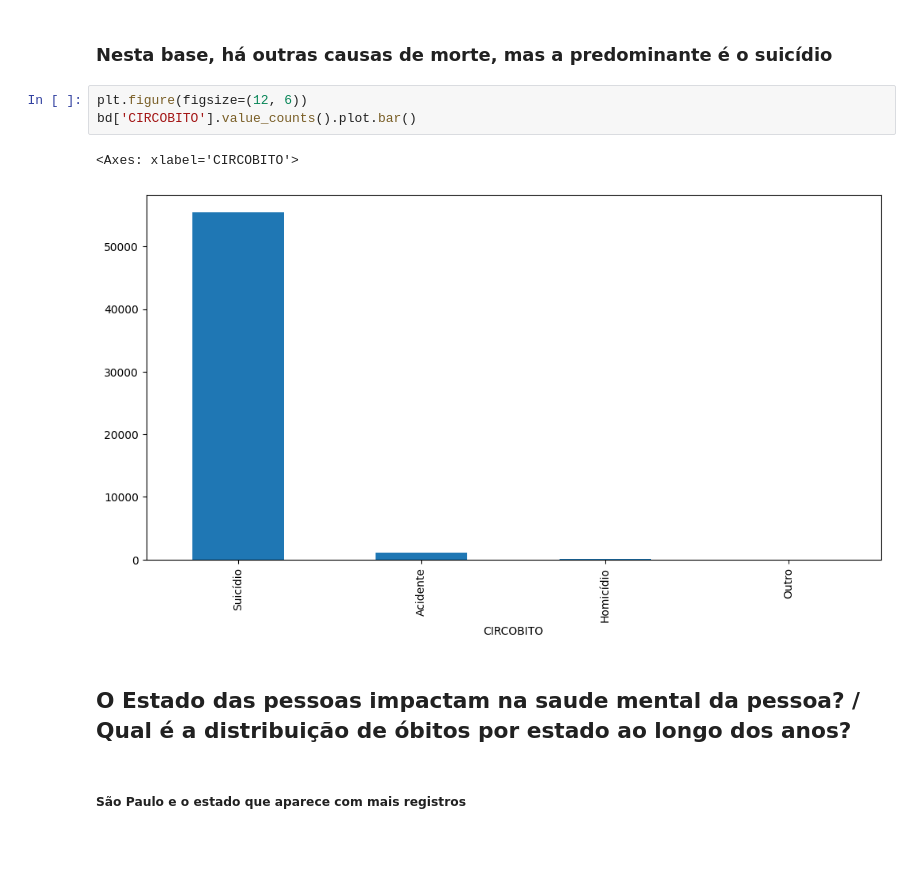
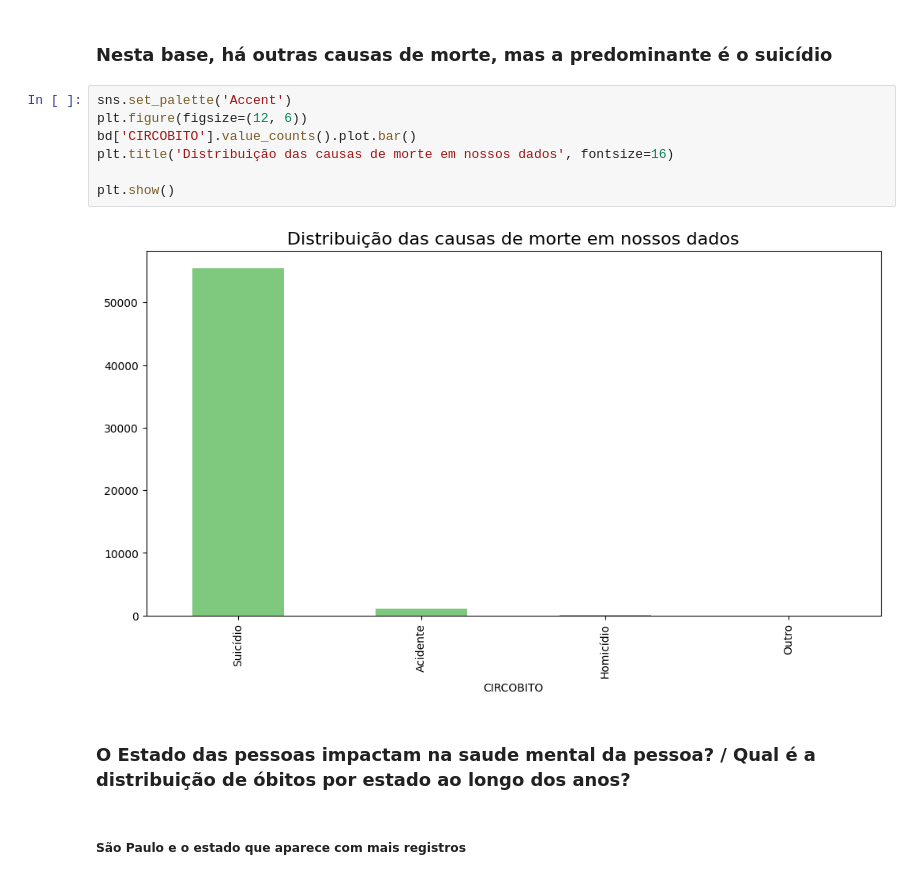
Before and after one commit to vitor1209/AnalisaAI, a Jupyter notebook: SaudeJovem/AnalisaAi_SUICIDIOS.ipynb, the cells around one changed output. Cells and saved outputs as stored; diff of their text form; blank space fills up the shorter version.

```diff
--- a/SaudeJovem/AnalisaAi_SUICIDIOS.ipynb
+++ b/SaudeJovem/AnalisaAi_SUICIDIOS.ipynb
@@ -479,13 +480,16 @@ bd3
 # %% [markdown]
 ### Nesta base, há outras causas de morte, mas a predominante é o suicídio
 # %%
+sns.set_palette('Accent')
 plt.figure(figsize=(12, 6))
 bd['CIRCOBITO'].value_counts().plot.bar()
+plt.title('Distribuição das causas de morte em nossos dados', fontsize=16)
+
+plt.show()
 # %% [output]
-<Axes: xlabel='CIRCOBITO'>
-[figure, old version]
+[figure, new version]
 # %% [markdown]
-## O Estado das pessoas impactam na saude mental da pessoa? / Qual é a distribuição de óbitos por estado ao longo dos anos?
+### O Estado das pessoas impactam na saude mental da pessoa? / Qual é a distribuição de óbitos por estado ao longo dos anos?
 # %% [markdown]
 ##### São Paulo e o estado que aparece com mais registros
 # %%
```
Also changed, not shown: parts of 69 cells of this notebook.
